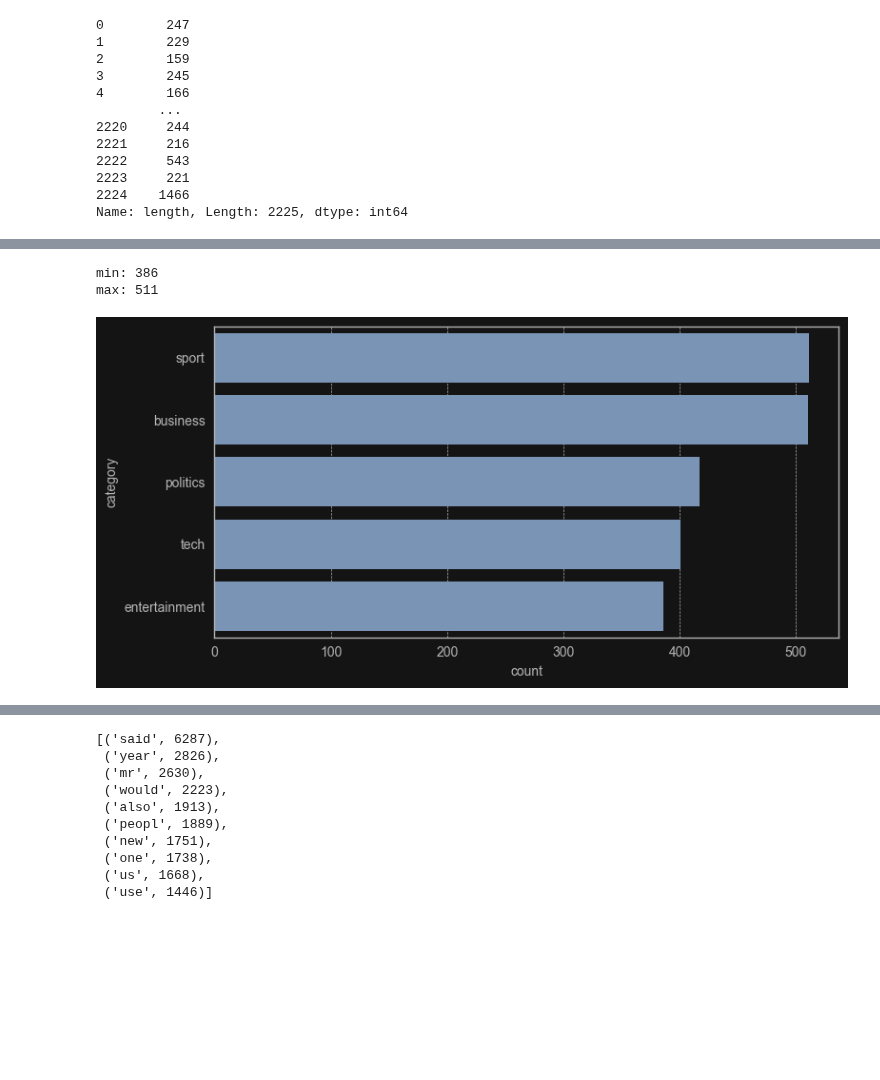
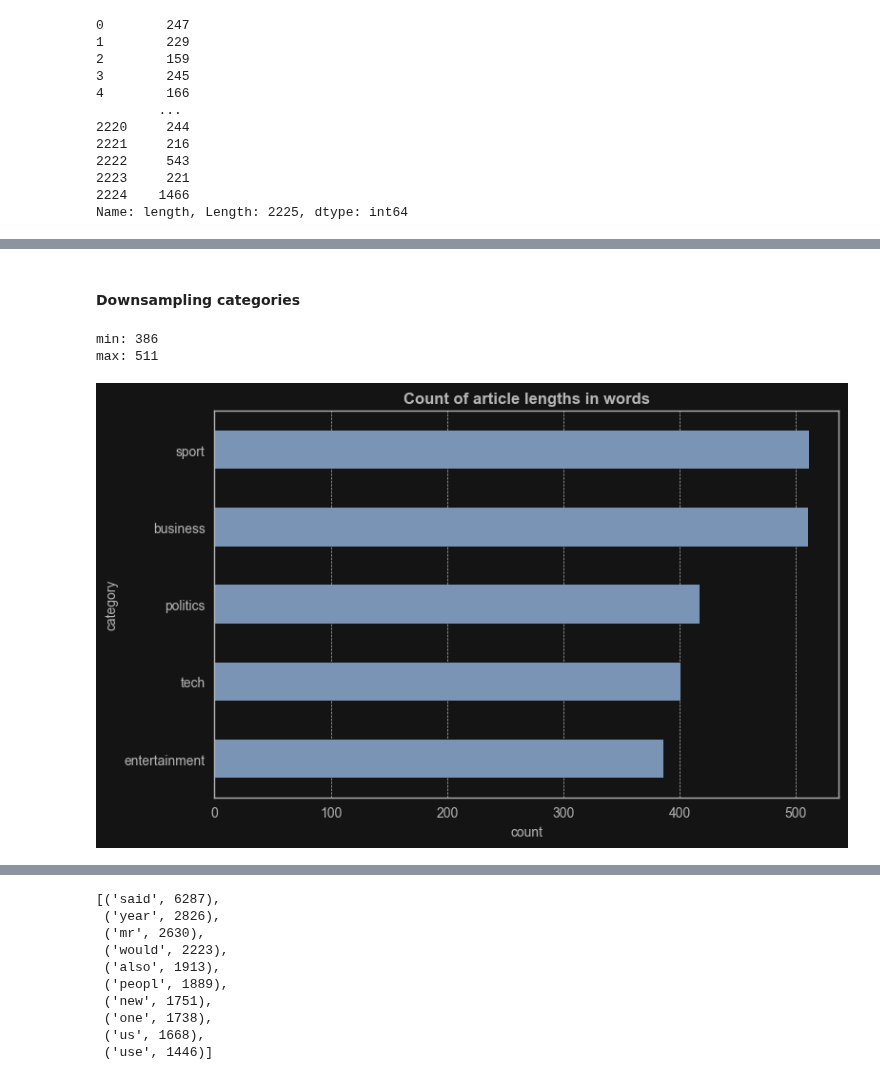
Before and after one commit to gracjan-p/bbc, a Jupyter notebook: notebooks/main.ipynb, the cells around one changed output, grey strips where cells are left out. Saved outputs shown, nothing was run; the diff lists cells and outputs as text; code cells hidden in the pictures; blank space fills up the shorter version.

```diff
--- a/notebooks/main.ipynb
+++ b/notebooks/main.ipynb
@@ -135,22 +177,25 @@ plt.tight_layout()
+# %% [markdown]
+#### Downsampling categories
 # %%
 sorted_categories = df['category'].value_counts().index
 
-fig, axes = plt.subplots(figsize=(8, 4))
+fig, axes = plt.subplots(figsize=(8, 5))
 
 min_label = df['category'].value_counts().min()
 max_label = df['category'].value_counts().max()
 
 print(
     f"min: {min_label}",
     f"max: {max_label}", sep='\n'
 )
 
-sb.countplot(df['category'], order=sorted_categories, color=mid_blue, linewidth=0)
+sb.countplot(df['category'], order=sorted_categories, color=mid_blue, width=0.5, linewidth=0)
+plt.title('Count of article lengths in words', fontweight='bold')
 plt.tight_layout()
 # %% [output]
 min: 386
 max: 511
-[figure, old version]
+[figure, new version]
 # %%
 from sklearn.utils import resample
 
```
Also changed, not shown: parts of 27 cells of this notebook, 1 other file.
